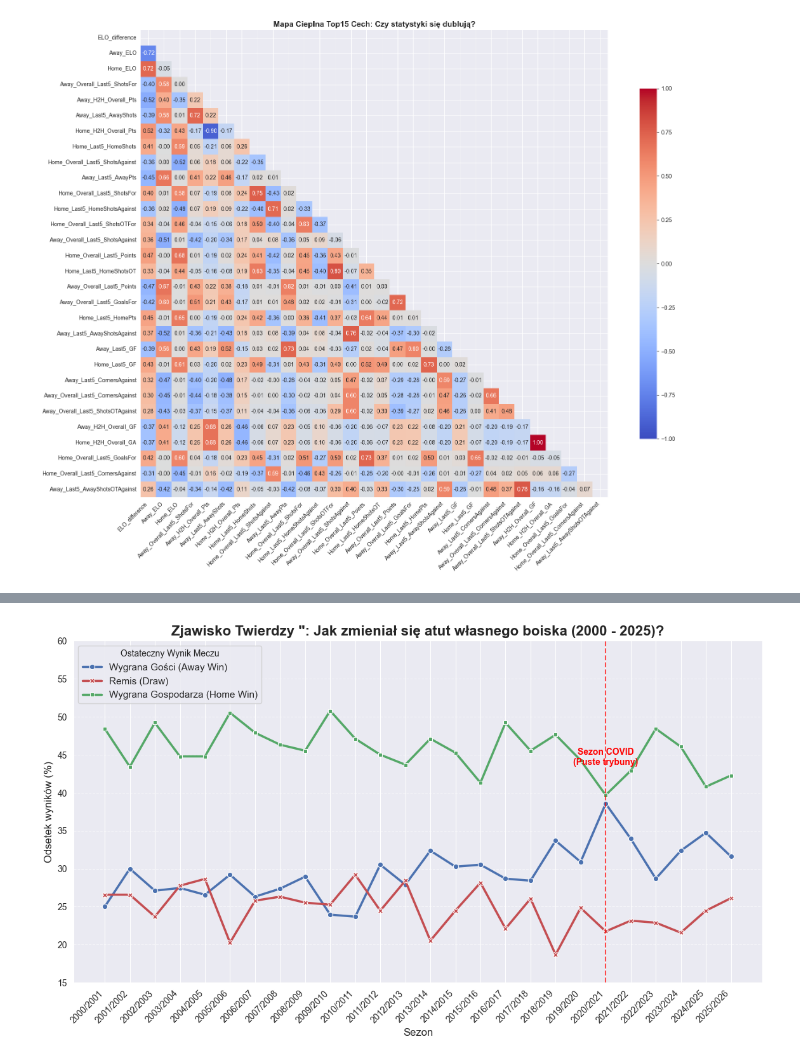
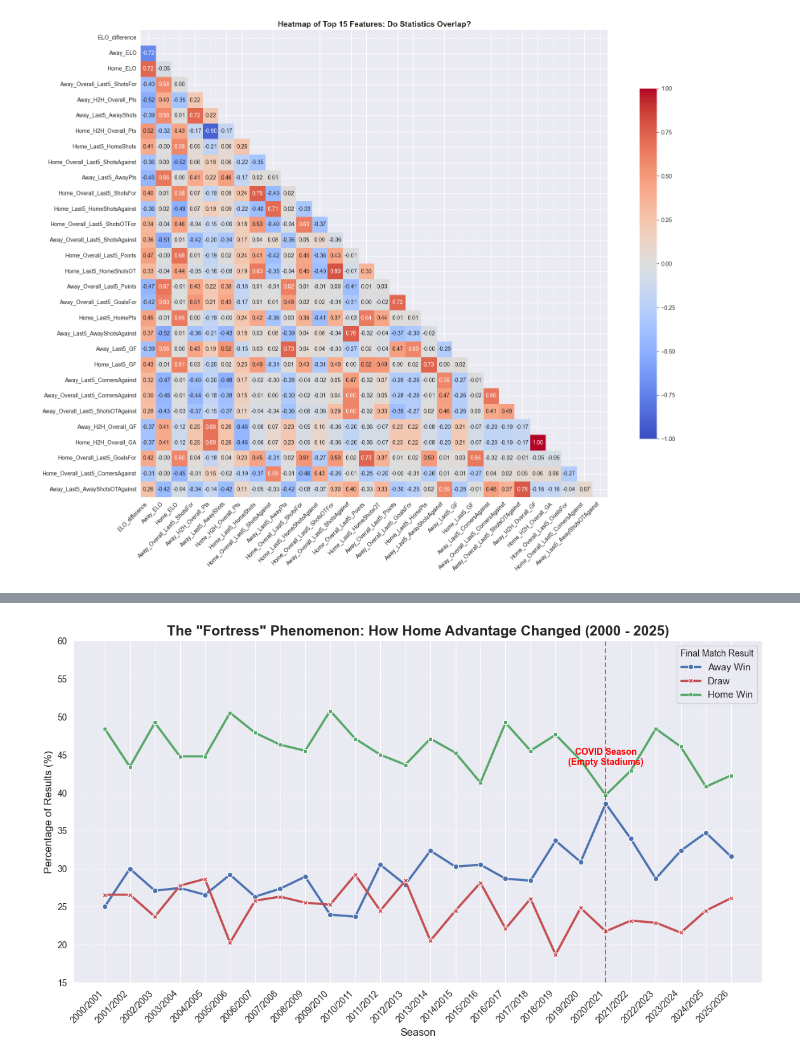
Before and after one commit to Saku4321/Sports_prediction, a Jupyter notebook: notebooks/visualization_eda.ipynb, the cells around one changed output, grey strips where cells are left out. Cells and saved outputs as stored; diff of their text form; code cells hidden in the pictures.

```diff
--- a/notebooks/visualization_eda.ipynb
+++ b/notebooks/visualization_eda.ipynb
@@ -67,11 +79,11 @@ plt.show()
 df['Rest_Advantage']= df['Home_DaysOfRest'] - df['Away_DaysOfRest']
 # %%
 def categorize_rest(diff):
-    if diff <= -3: return "1. Mocno zmęczony (<= -3 dni)"
-    elif diff in [-2, -1]: return "2. Lekko zmęczony (-1, -2 dni)"
-    elif diff == 0: return "3. Równe szanse (0 dni)"
-    elif diff in [1,2]: return "4. Lekko wypoczęty (+1, +2 dni)"
-    else: return "5. Mocno wypoczęty (>= +3 dni)"
+    if diff <= -3: return "1. Very Tired (<= -3 days)"
+    elif diff in [-2, -1]: return "2. Slightly Tired (-1, -2 days)"
+    elif diff == 0: return "3. Equal Rest (0 days)"
+    elif diff in [1,2]: return "4. Slightly Rested (+1, +2 days)"
+    else: return "5. Very Rested (>= +3 days)"
 # %%
 df['Rest_Bucket'] = df['Rest_Advantage'].apply(categorize_rest)
 rest_stats = df.groupby('Rest_Bucket')['Target'].apply(lambda x: (x== 2).mean() * 100).reset_index()
@@ -111,26 +129,26 @@ plt.show()
 season_stats = df.groupby('Season')['Target'].value_counts(normalize=True).unstack() * 100
 
 season_stats.rename(columns = {
-    0: 'Wygrana Gości (Away Win)',
-    1: 'Remis (Draw)',
-    2: 'Wygrana Gospodarza (Home Win)'
+    0: 'Away Win',
+    1: 'Draw',
+    2: 'Home Win'
 }, inplace=True)
 # %%
 plt.figure(figsize=(14,7))
 sns.lineplot(data=season_stats,markers=True,dashes=False,linewidth=2.5,palette=['#4c72b0', '#c44e52', '#55a868'])
 
-plt.title('Zjawisko Twierdzy ": Jak zmieniał się atut własnego boiska (2000 - 2025)?',fontsize=16, fontweight='bold')
-plt.xlabel('Sezon',fontsize=12)
-plt.ylabel('Odsetek wyników (%)', fontsize=12)
+plt.title('The "Fortress" Phenomenon: How Home Advantage Changed (2000 - 2025)',fontsize=16, fontweight='bold')
+plt.xlabel('Season',fontsize=12)
+plt.ylabel('Percentage of Results (%)', fontsize=12)
 plt.xticks(rotation=45, ha='right')
 if '2020/2021' in season_stats.index:
     plt.axvline(x='2020/2021', color='red', linestyle='--', alpha=0.7)
-    y_val = season_stats.loc['2020/2021', 'Wygrana Gospodarza (Home Win)']
-    plt.text('2020/2021', y_val + 4, 'Sezon COVID\n(Puste trybuny)',color = 'red', ha='center', fontweight='bold')
+    y_val = season_stats.loc['2020/2021', 'Home Win']
+    plt.text('2020/2021', y_val + 4, 'COVID Season\n(Empty Stadiums)',color = 'red', ha='center', fontweight='bold')
 
-plt.legend(title='Ostateczny Wynik Meczu', fontsize=11)
+plt.legend(title='Final Match Result', fontsize=11)
 plt.ylim(15,60)
 plt.grid(axis='y', linestyle='--',alpha=0.7)
 plt.show()
 # %% [output]
-[figure, old version]
+[figure, new version]
```
Also changed, not shown: parts of 14 cells of this notebook, 2 other files.
